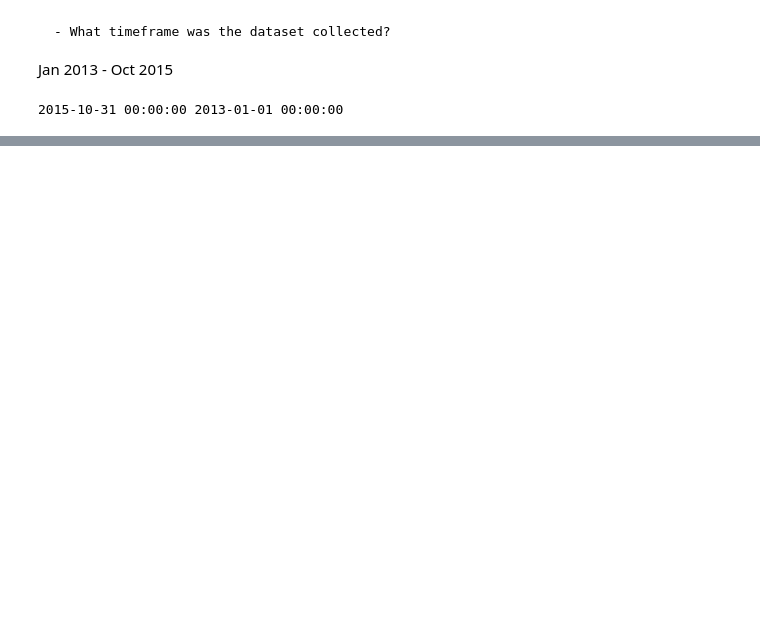
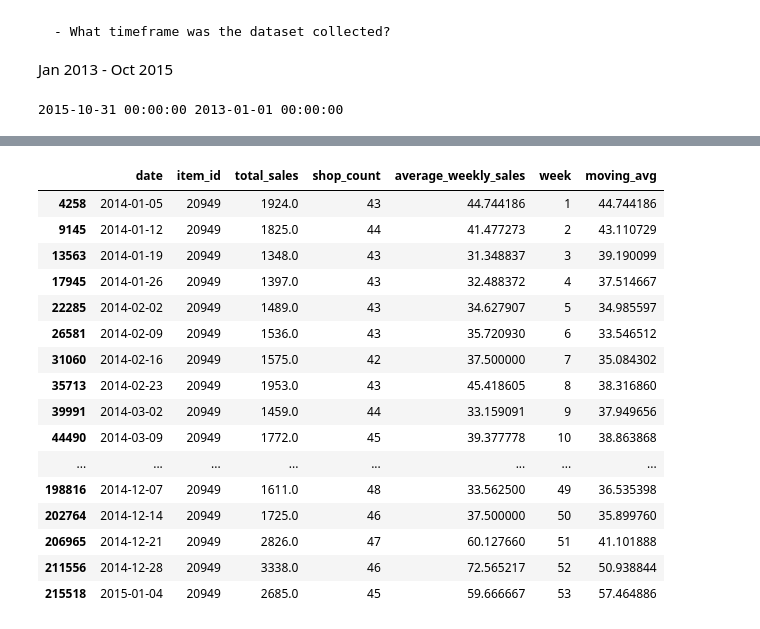
Before and after one commit to OliviaJayeola/DataSciencePortfolio, a Jupyter notebook: predict_sales/predict_sales.ipynb, the cells around one changed output, grey strips where cells are left out. Saved outputs shown, nothing was run; the diff lists cells and outputs as text; code cells hidden in the pictures; blank space fills up the shorter version.

```diff
--- a/predict_sales/predict_sales.ipynb
+++ b/predict_sales/predict_sales.ipynb
@@ -842,0 +173,26 @@ for shop_id, shop_df in shop_data.items():
+# %%
+weekly_sales_dict = {}
+years = sales['date'].dt.year.unique()
+
+for y in years:
+
+    yearly_data = sales[sales['date'].dt.year == y]
+
+    # calculates average weekly sales for each item
+
+    weekly_sales_per_shop = yearly_data.groupby([pd.Grouper(key='date', freq='W'), 'item_id', 'shop_id'])['item_cnt_day'].sum().reset_index()
+
+    weekly_sales_total = weekly_sales_per_shop.groupby([pd.Grouper(key='date', freq='W'), 'item_id'])['item_cnt_day'].sum().reset_index(name='total_sales')
+
+    shop_counts = weekly_sales_per_shop.groupby([pd.Grouper(key='date', freq='W'), 'item_id'])['shop_id'].nunique().reset_index(name='shop_count')
+
+    merged = pd.merge(weekly_sales_total, shop_counts, on=['date', 'item_id'])
+
+    merged['average_weekly_sales'] = merged['total_sales'] / merged['shop_count']
+
+    # Adjust week numbers for year transition
+    merged['week'] = merged['date'].dt.strftime('%U').astype(int)
+    merged.loc[merged['date'].dt.year == y + 1, 'week'] = 53
+
+    # Add the result to the dictionary
+    weekly_sales_dict[y] = merged
@@ -842,0 +254,21 @@ for shop_id, shop_df in shop_data.items():
+# %%
+data_dict = {key: df[(df['item_id'] == item_id)] for key, df in weekly_sales_dict.items()}
+data_dict[2014]
+# %% [output]
+|  | date | item_id | total_sales | shop_count | average_weekly_sales | week | moving_avg |
+| 4258 | 2014-01-05 | 20949 | 1924.0 | 43 | 44.744186 | 1 | 44.744186 |
+| 9145 | 2014-01-12 | 20949 | 1825.0 | 44 | 41.477273 | 2 | 43.110729 |
+| 13563 | 2014-01-19 | 20949 | 1348.0 | 43 | 31.348837 | 3 | 39.190099 |
+| 17945 | 2014-01-26 | 20949 | 1397.0 | 43 | 32.488372 | 4 | 37.514667 |
+| 22285 | 2014-02-02 | 20949 | 1489.0 | 43 | 34.627907 | 5 | 34.985597 |
+| 26581 | 2014-02-09 | 20949 | 1536.0 | 43 | 35.720930 | 6 | 33.546512 |
+| 31060 | 2014-02-16 | 20949 | 1575.0 | 42 | 37.500000 | 7 | 35.084302 |
+| 35713 | 2014-02-23 | 20949 | 1953.0 | 43 | 45.418605 | 8 | 38.316860 |
+| 39991 | 2014-03-02 | 20949 | 1459.0 | 44 | 33.159091 | 9 | 37.949656 |
+| 44490 | 2014-03-09 | 20949 | 1772.0 | 45 | 39.377778 | 10 | 38.863868 |
+| ... | ... | ... | ... | ... | ... | ... | ... |
+| 198816 | 2014-12-07 | 20949 | 1611.0 | 48 | 33.562500 | 49 | 36.535398 |
+| 202764 | 2014-12-14 | 20949 | 1725.0 | 46 | 37.500000 | 50 | 35.899760 |
+| 206965 | 2014-12-21 | 20949 | 2826.0 | 47 | 60.127660 | 51 | 41.101888 |
+| 211556 | 2014-12-28 | 20949 | 3338.0 | 46 | 72.565217 | 52 | 50.938844 |
+| 215518 | 2015-01-04 | 20949 | 2685.0 | 45 | 59.666667 | 53 | 57.464886 |
```
Also changed, not shown: parts of 71 cells of this notebook.
